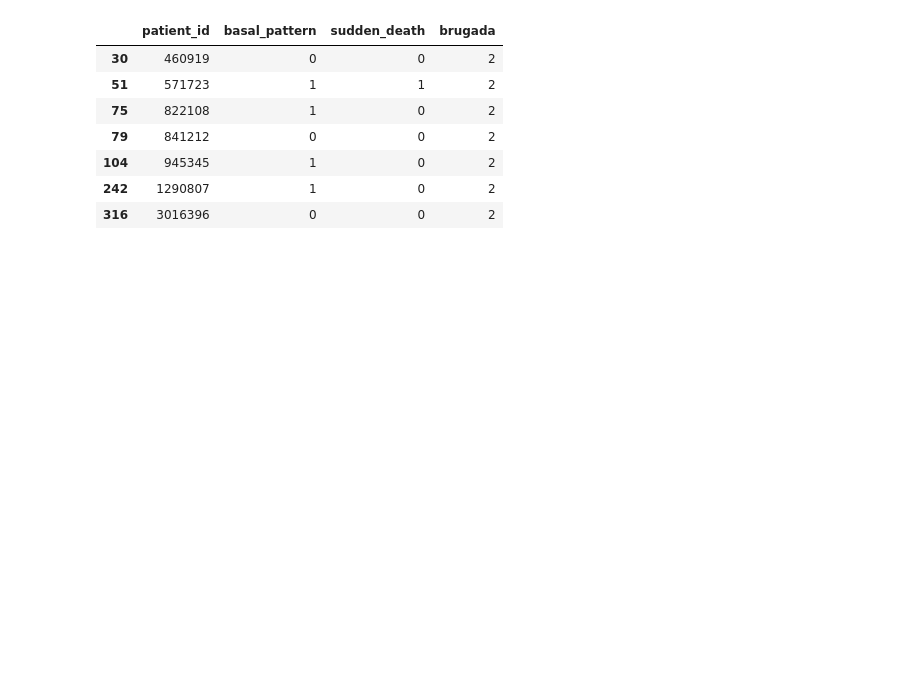
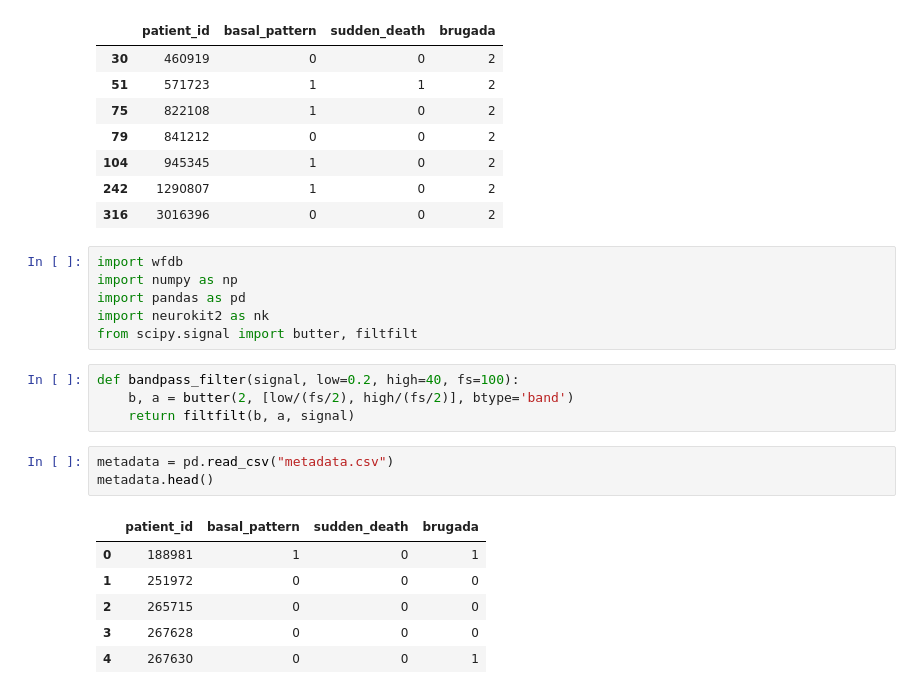
Before and after one commit to Adit310304/IDSC_Brugada, a Jupyter notebook: main.ipynb, the cells around one changed output. Cells and saved outputs as stored; diff of their text form; blank space fills up the shorter version.

```diff
--- a/main.ipynb
+++ b/main.ipynb
@@ -151,3 +207,23 @@ df
 | 104 | 945345 | 1 | 0 | 2 |
 | 242 | 1290807 | 1 | 0 | 2 |
 | 316 | 3016396 | 0 | 0 | 2 |
+# %%
+import wfdb
+import numpy as np
+import pandas as pd
+import neurokit2 as nk
+from scipy.signal import butter, filtfilt
+# %%
+def bandpass_filter(signal, low=0.2, high=40, fs=100):
+    b, a = butter(2, [low/(fs/2), high/(fs/2)], btype='band')
+    return filtfilt(b, a, signal)
+# %%
+metadata = pd.read_csv("metadata.csv")
+metadata.head()
+# %% [output]
+|  | patient_id | basal_pattern | sudden_death | brugada |
+| 0 | 188981 | 1 | 0 | 1 |
+| 1 | 251972 | 0 | 0 | 0 |
+| 2 | 265715 | 0 | 0 | 0 |
+| 3 | 267628 | 0 | 0 | 0 |
+| 4 | 267630 | 0 | 0 | 1 |
```
Also changed, not shown: parts of 19 cells of this notebook.
